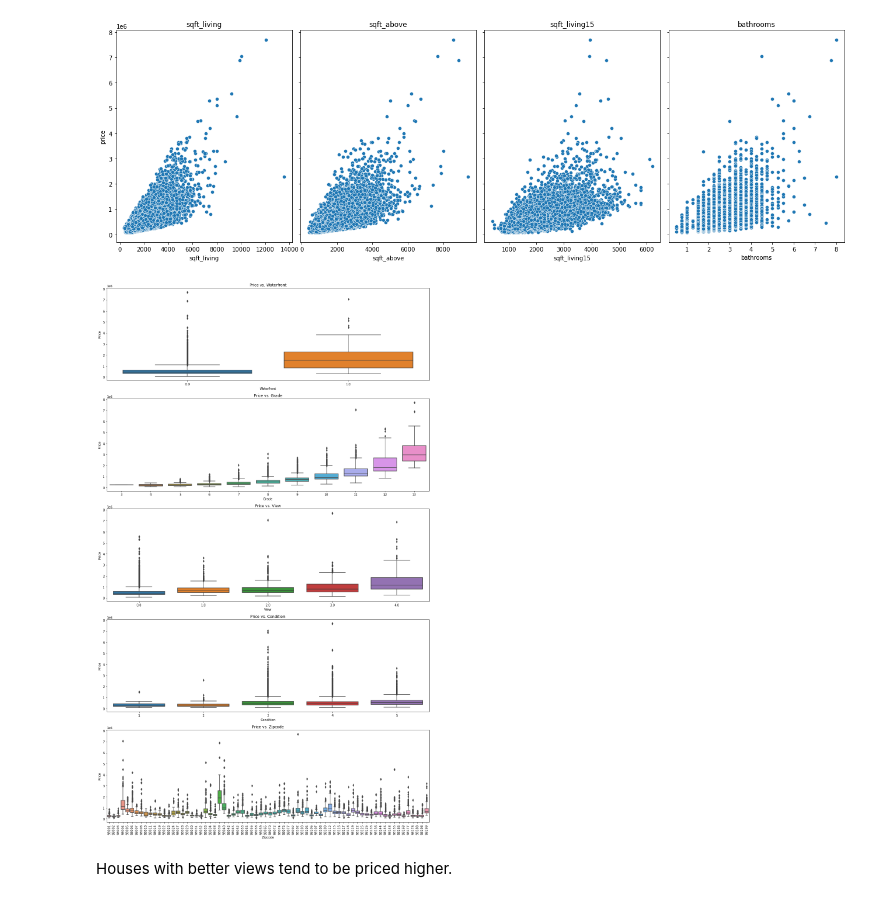
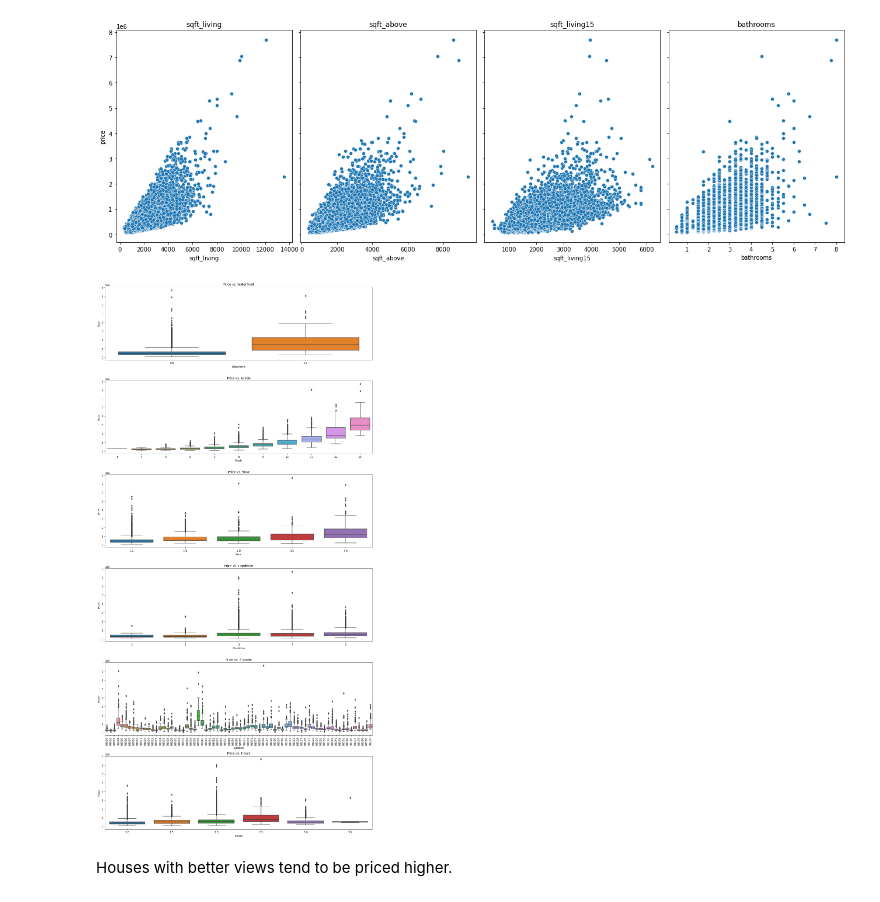
Before and after one commit to wambuiGicheha/Regression_Project, a Jupyter notebook: Data/dave.ipynb, the cells around one changed output. Cells and saved outputs as stored; diff of their text form; code cells hidden in the pictures.

Commit message:
Adding Floors

```diff
--- a/Data/dave.ipynb
+++ b/Data/dave.ipynb
@@ -325,23 +325,23 @@ plt.show()
 [figure]
 # %%
 # Box plots
-categorical_features = ['waterfront', 'grade', 'view', 'condition', 'zipcode']
+categorical_features = ['waterfront', 'grade', 'view', 'condition', 'zipcode', 'floors']
 
 
 fig, axes = plt.subplots(nrows=len(categorical_features), ncols=1, figsize=(15, 5 * len(categorical_features)))
 
 for ax, feature in zip(axes, categorical_features):
     sns.boxplot(x=feature, y='price', data=data, ax=ax)
     ax.set_title(f'Price vs. {feature.capitalize()}')
     ax.set_xlabel(feature.capitalize())
     ax.set_ylabel('Price')
     if feature == 'zipcode':
         ax.set_xticklabels(ax.get_xticklabels(), rotation=90)
 
 plt.tight_layout()
 plt.show()
 # %% [output]
-[figure, old version]
+[figure, new version]
 # %% [markdown]
 Houses with better views tend to be priced higher.
 # %% [markdown]
```
Also changed, not shown: parts of 12 cells of this notebook.
